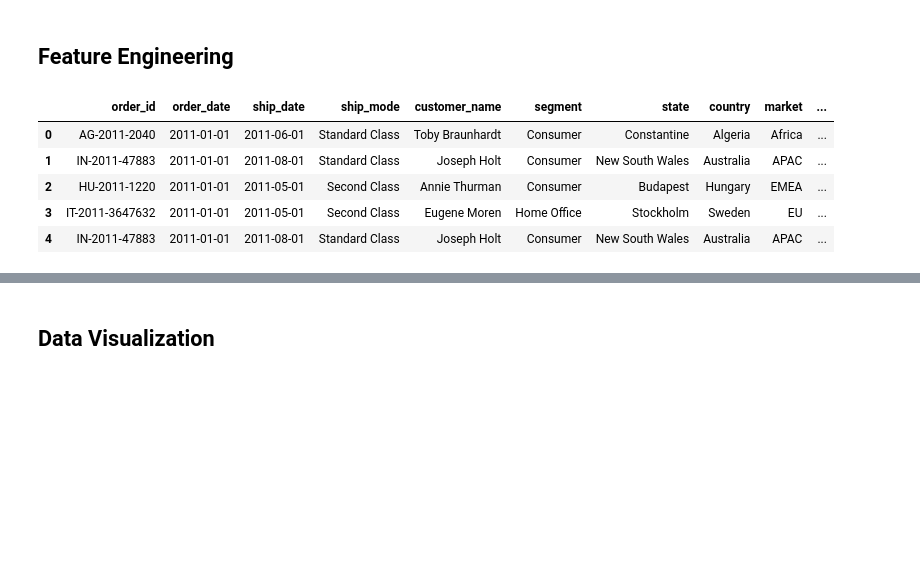
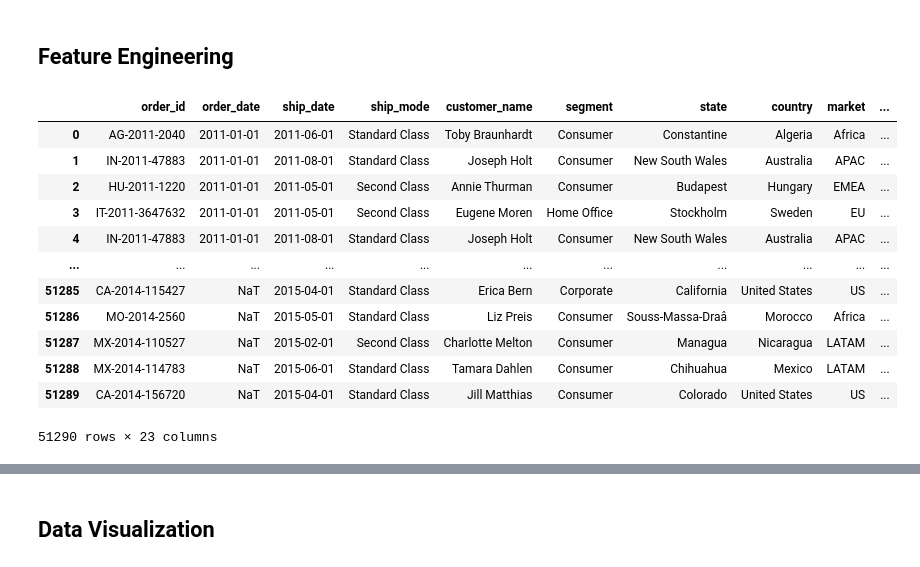
Before and after one commit to Mipjeiger/Supermarket-Sales, a Jupyter notebook: ML_Engineer/EDA/01_EDA.ipynb, the cells around one changed output, grey strips where cells are left out. Cells and saved outputs as stored; diff of their text form; code cells hidden in the pictures; blank space fills up the shorter version.

```diff
--- a/ML_Engineer/EDA/01_EDA.ipynb
+++ b/ML_Engineer/EDA/01_EDA.ipynb
@@ -72,12 +72,3 @@ dtype: int64
 # Clean data for datetime
 df['order_date'] = pd.to_datetime(df['order_date'], errors='coerce')
 df['ship_date'] = pd.to_datetime(df['ship_date'], errors='coerce')
-# %%
-df.head()
-# %% [output]
-|  | order_id | order_date | ship_date | ship_mode | customer_name | segment | state | country | market | ... |
-| 0 | AG-2011-2040 | 2011-01-01 | 2011-06-01 | Standard Class | Toby Braunhardt | Consumer | Constantine | Algeria | Africa | ... |
-| 1 | IN-2011-47883 | 2011-01-01 | 2011-08-01 | Standard Class | Joseph Holt | Consumer | New South Wales | Australia | APAC | ... |
-| 2 | HU-2011-1220 | 2011-01-01 | 2011-05-01 | Second Class | Annie Thurman | Consumer | Budapest | Hungary | EMEA | ... |
-| 3 | IT-2011-3647632 | 2011-01-01 | 2011-05-01 | Second Class | Eugene Moren | Home Office | Stockholm | Sweden | EU | ... |
-| 4 | IN-2011-47883 | 2011-01-01 | 2011-08-01 | Standard Class | Joseph Holt | Consumer | New South Wales | Australia | APAC | ... |
@@ -83,0 +88,23 @@ df.head()
+# %%
+# Group sales, profit, unit_price, and profit_margin into 1 group
+sales_trend = ['sales', 'profit', 'unit_price', 'profit_margin']
+def sales_trend_enchance(sales_trend):
+    # for sales_trend * 10000 to make it more visible
+    df[sales_trend] = df[sales_trend] * 10000
+    return df
+
+sales_trend_enchance(sales_trend)
+# %% [output]
+|  | order_id | order_date | ship_date | ship_mode | customer_name | segment | state | country | market | ... |
+| 0 | AG-2011-2040 | 2011-01-01 | 2011-06-01 | Standard Class | Toby Braunhardt | Consumer | Constantine | Algeria | Africa | ... |
+| 1 | IN-2011-47883 | 2011-01-01 | 2011-08-01 | Standard Class | Joseph Holt | Consumer | New South Wales | Australia | APAC | ... |
+| 2 | HU-2011-1220 | 2011-01-01 | 2011-05-01 | Second Class | Annie Thurman | Consumer | Budapest | Hungary | EMEA | ... |
+| 3 | IT-2011-3647632 | 2011-01-01 | 2011-05-01 | Second Class | Eugene Moren | Home Office | Stockholm | Sweden | EU | ... |
+| 4 | IN-2011-47883 | 2011-01-01 | 2011-08-01 | Standard Class | Joseph Holt | Consumer | New South Wales | Australia | APAC | ... |
+| ... | ... | ... | ... | ... | ... | ... | ... | ... | ... | ... |
+| 51285 | CA-2014-115427 | NaT | 2015-04-01 | Standard Class | Erica Bern | Corporate | California | United States | US | ... |
+| 51286 | MO-2014-2560 | NaT | 2015-05-01 | Standard Class | Liz Preis | Consumer | Souss-Massa-Draâ | Morocco | Africa | ... |
+| 51287 | MX-2014-110527 | NaT | 2015-02-01 | Second Class | Charlotte Melton | Consumer | Managua | Nicaragua | LATAM | ... |
+| 51288 | MX-2014-114783 | NaT | 2015-06-01 | Standard Class | Tamara Dahlen | Consumer | Chihuahua | Mexico | LATAM | ... |
+| 51289 | CA-2014-156720 | NaT | 2015-04-01 | Standard Class | Jill Matthias | Consumer | Colorado | United States | US | ... |
+51290 rows × 23 columns
```
Also changed, not shown: parts of 7 cells of this notebook.
